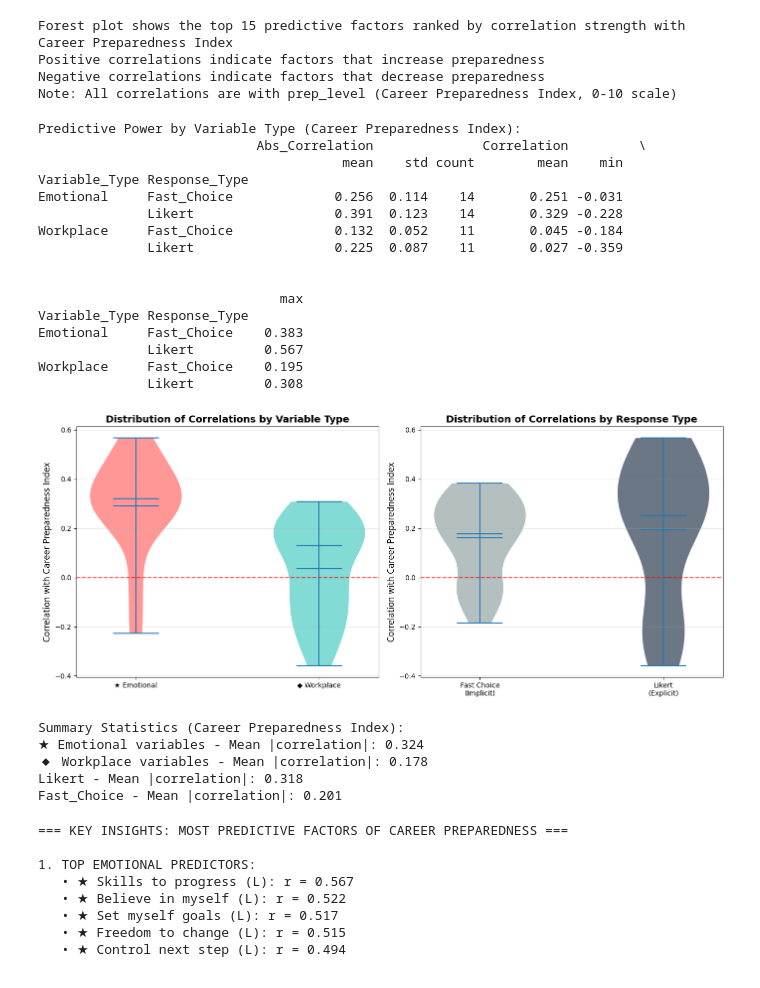
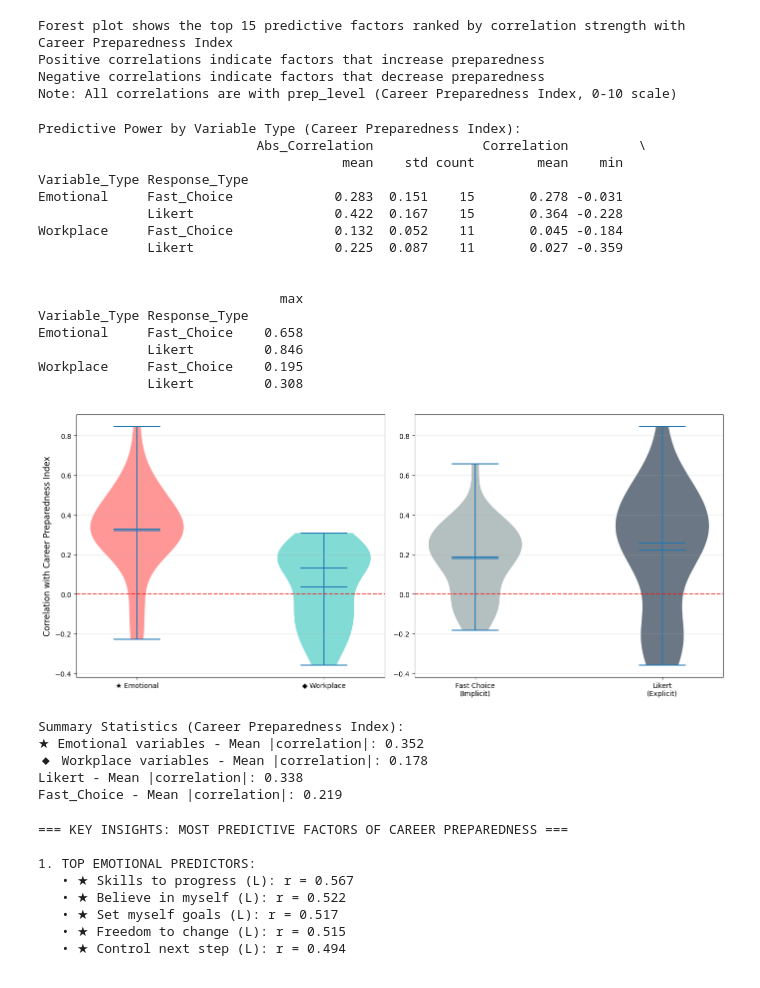
Before and after one commit to Ry-Rousseau/Career_Preparedness_Analysis, a Jupyter notebook: notebooks/predicting_preparedness.ipynb, the cells around one changed output. Drawn from its saved outputs; the diff is of its cells as text; code cells hidden in the pictures.

```diff
--- a/notebooks/predicting_preparedness.ipynb
+++ b/notebooks/predicting_preparedness.ipynb
@@ -41,8 +41,8 @@ print(f"Using dataset with factor analysis results")
 preparedness_vars = ['es_fgen', 'el_lgen']  # Fast choice and Likert versions
 
 # Define emotional predictors
-emotional_fast = [col for col in data.columns if col.startswith('es_') and col != 'es_fgen']
-emotional_likert = [col for col in data.columns if col.startswith('el_') and col != 'el_lgen']
+emotional_fast = [col for col in data.columns if col.startswith('es_')] #and col != 'es_fgen']
+emotional_likert = [col for col in data.columns if col.startswith('el_')] #and col != 'el_lgen']
 
 # Define workplace predictors
 workplace_fast = [col for col in data.columns if col.startswith('wfs_')]
@@ -718,17 +710,13 @@ if 'Emotional' in available_var_types and 'Workplace' in available_var_types:
     violin_parts = axes[0].violinplot([corr_summary[corr_summary['Variable_Type'] == 'Emotional']['Correlation'],
                                        corr_summary[corr_summary['Variable_Type'] == 'Workplace']['Correlation']],
                                       positions=[1, 2], showmeans=True, showmedians=True)
-
-    # Color the violin plots
     violin_parts['bodies'][0].set_facecolor(colors['emotional'])
     violin_parts['bodies'][1].set_facecolor(colors['workplace'])
     for pc in violin_parts['bodies']:
         pc.set_alpha(0.7)
-
     axes[0].set_xticks([1, 2])
     axes[0].set_xticklabels(['★ Emotional', '◆ Workplace'])
 else:
-    # Create bar plot if only one type available
     var_type_means = corr_summary.groupby('Variable_Type')['Abs_Correlation'].mean()
     bars = axes[0].bar(range(len(var_type_means)), var_type_means.values,
                        color=[colors['emotional'] if x == 'Emotional' else colors['workplace'] for x in var_type_means.index])
@@ -736,7 +724,6 @@ else:
     axes[0].set_xticklabels([f'★ {x}' if x == 'Emotional' else f'◆ {x}' for x in var_type_means.index])
 
 axes[0].set_ylabel('Correlation with Career Preparedness Index')
-axes[0].set_title('Distribution of Correlations by Variable Type', fontweight='bold')
 axes[0].axhline(y=0, color='red', linestyle='--', alpha=0.7)
 axes[0].grid(axis='y', alpha=0.3)
 
@@ -745,66 +732,61 @@ if 'Fast_Choice' in available_response_types and 'Likert' in available_response_
     violin_parts2 = axes[1].violinplot([corr_summary[corr_summary['Response_Type'] == 'Fast_Choice']['Correlation'],
                                         corr_summary[corr_summary['Response_Type'] == 'Likert']['Correlation']],
                                        positions=[1, 2], showmeans=True, showmedians=True)
-
-    # Color the violin plots
     violin_parts2['bodies'][0].set_facecolor(colors['implicit'])
     violin_parts2['bodies'][1].set_facecolor(colors['explicit'])
     for pc in violin_parts2['bodies']:
         pc.set_alpha(0.7)
-
     axes[1].set_xticks([1, 2])
     axes[1].set_xticklabels(['Fast Choice\n(Implicit)', 'Likert\n(Explicit)'])
 else:
-    # Create bar plot if limited response types
     response_type_means = corr_summary.groupby('Response_Type')['Abs_Correlation'].mean()
     bars2 = axes[1].bar(range(len(response_type_means)), response_type_means.values,
                         color=[colors['implicit'] if 'Fast' in x else colors['explicit'] for x in response_type_means.index])
     axes[1].set_xticks(range(len(response_type_means)))
     axes[1].set_xticklabels(response_type_means.index, rotation=45)
 
-axes[1].set_ylabel('Correlation with Career Preparedness Index')
-axes[1].set_title('Distribution of Correlations by Response Type', fontweight='bold')
+#axes[1].set_ylabel('Correlation with Career Preparedness Index')
 axes[1].axhline(y=0, color='red', linestyle='--', alpha=0.7)
 axes[1].grid(axis='y', alpha=0.3)
 
 plt.tight_layout()
 plt.show()
 
 # Add summary statistics
 print("\nSummary Statistics (Career Preparedness Index):")
 for var_type in available_var_types:
     subset = corr_summary[corr_summary['Variable_Type'] == var_type]
     if len(subset) > 0:
         symbol = '★' if var_type == 'Emotional' else '◆'
         print(f"{symbol} {var_type} variables - Mean |correlation|: {subset['Abs_Correlation'].mean():.3f}")
 
 for response_type in available_response_types:
     subset = corr_summary[corr_summary['Response_Type'] == response_type]
     if len(subset) > 0:
         print(f"{response_type} - Mean |correlation|: {subset['Abs_Correlation'].mean():.3f}")
 # %% [output]
 Predictive Power by Variable Type (Career Preparedness Index):
                             Abs_Correlation              Correlation         \
                                        mean    std count        mean    min
 Variable_Type Response_Type
-Emotional     Fast_Choice             0.256  0.114    14       0.251 -0.031
-              Likert                  0.391  0.123    14       0.329 -0.228
+Emotional     Fast_Choice             0.283  0.151    15       0.278 -0.031
+              Likert                  0.422  0.167    15       0.364 -0.228
 Workplace     Fast_Choice             0.132  0.052    11       0.045 -0.184
               Likert                  0.225  0.087    11       0.027 -0.359
 
 
                                max
 Variable_Type Response_Type
-Emotional     Fast_Choice    0.383
-              Likert         0.567
+Emotional     Fast_Choice    0.658
+              Likert         0.846
 Workplace     Fast_Choice    0.195
               Likert         0.308
-[figure, old version]
+[figure, new version]
 Summary Statistics (Career Preparedness Index):
-★ Emotional variables - Mean |correlation|: 0.324
+★ Emotional variables - Mean |correlation|: 0.352
 ◆ Workplace variables - Mean |correlation|: 0.178
-Likert - Mean |correlation|: 0.318
-Fast_Choice - Mean |correlation|: 0.201
+Likert - Mean |correlation|: 0.338
+Fast_Choice - Mean |correlation|: 0.219
 # %%
 # Generate key insights for Career Preparedness Index prediction
 print("=== KEY INSIGHTS: MOST PREDICTIVE FACTORS OF CAREER PREPAREDNESS ===\n")
```
Also changed, not shown: parts of 11 cells of this notebook, 3 other files.
